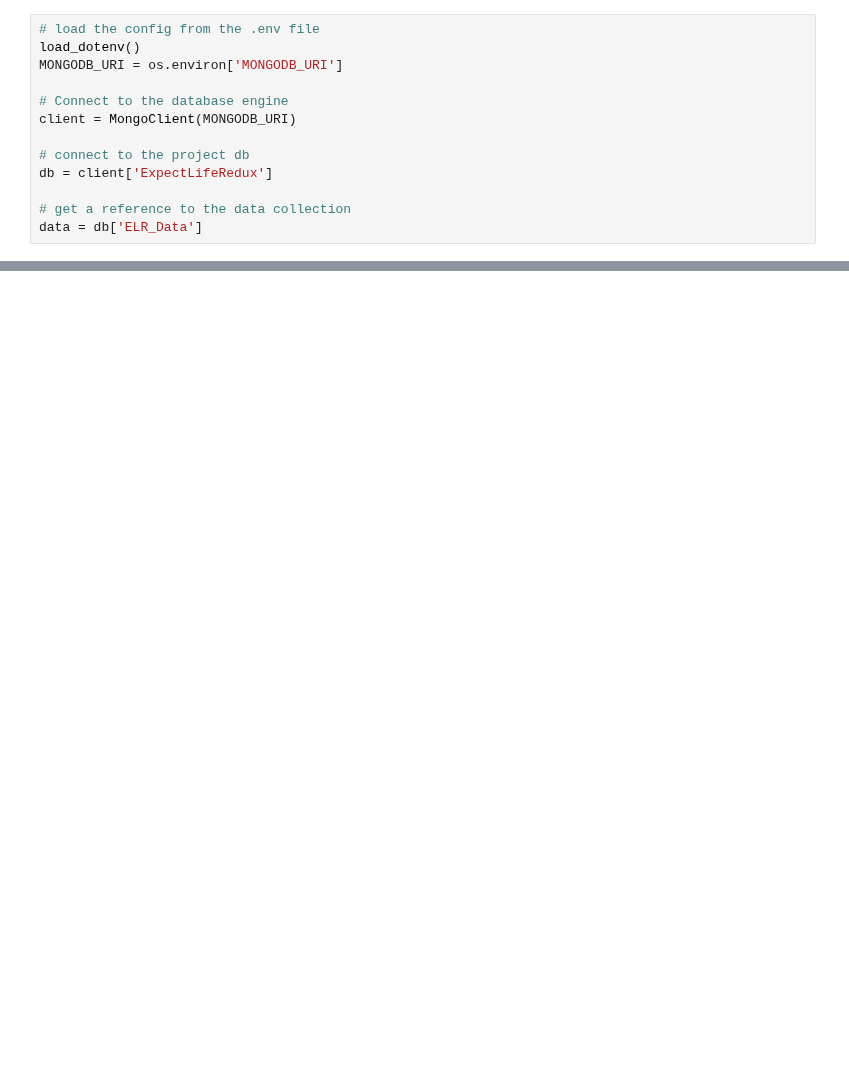
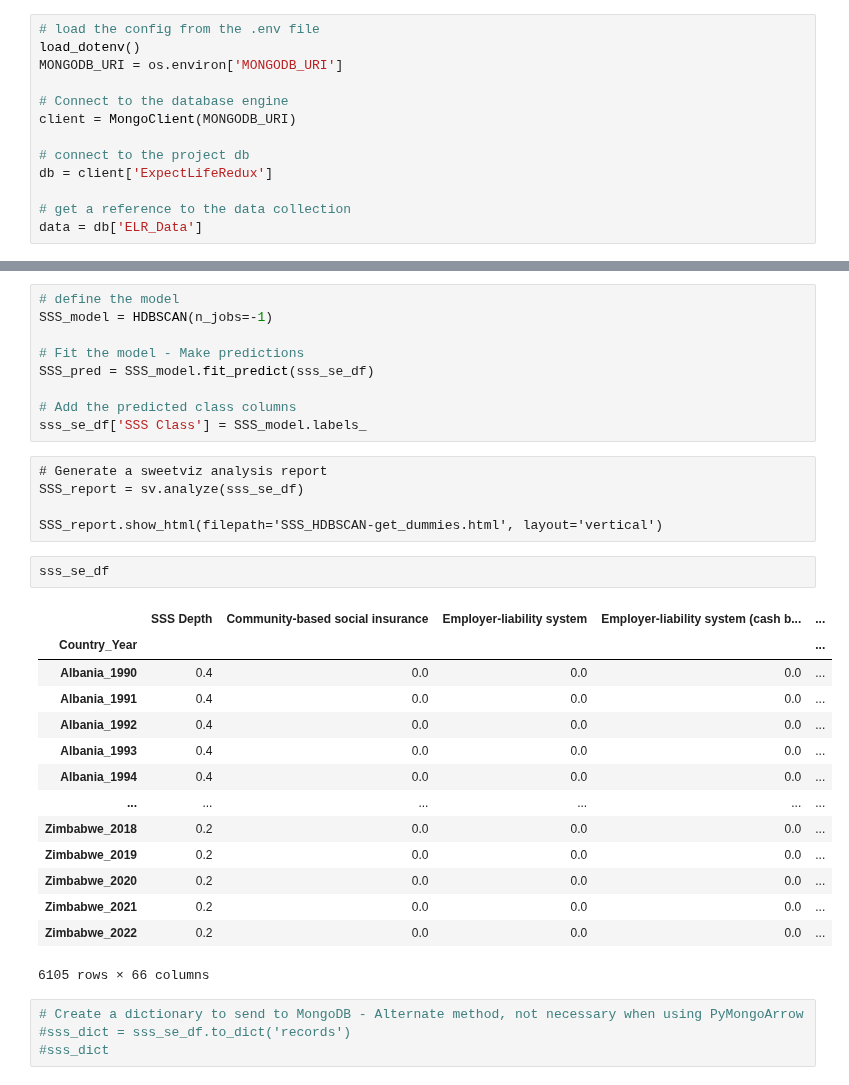
Before and after one commit to AndrewZinc/Expect_Life-Redux, a Jupyter notebook: Analysis/Initial Analysis.ipynb, the cells around one changed output, grey strips where cells are left out. Drawn from its saved outputs; the diff is of its cells as text; blank space fills up the shorter version.

```diff
--- a/Analysis/Initial Analysis.ipynb
+++ b/Analysis/Initial Analysis.ipynb
@@ -44,0 +182,35 @@ combined_df.head(5)
+# %%
+# define the model
+SSS_model = HDBSCAN(n_jobs=-1)
+
+# Fit the model - Make predictions
+SSS_pred = SSS_model.fit_predict(sss_se_df)
+
+# Add the predicted class columns
+sss_se_df['SSS Class'] = SSS_model.labels_
+# %% [raw]
+# Generate a sweetviz analysis report
+SSS_report = sv.analyze(sss_se_df)
+
+SSS_report.show_html(filepath='SSS_HDBSCAN-get_dummies.html', layout='vertical')
+# %%
+sss_se_df
+# %% [output]
+|  | SSS Depth | Community-based social insurance | Employer-liability system | Employer-liability system (cash b... | ... |
+| Country_Year |  |  |  |  | ... |
+| Albania_1990 | 0.4 | 0.0 | 0.0 | 0.0 | ... |
+| Albania_1991 | 0.4 | 0.0 | 0.0 | 0.0 | ... |
+| Albania_1992 | 0.4 | 0.0 | 0.0 | 0.0 | ... |
+| Albania_1993 | 0.4 | 0.0 | 0.0 | 0.0 | ... |
+| Albania_1994 | 0.4 | 0.0 | 0.0 | 0.0 | ... |
+| ... | ... | ... | ... | ... | ... |
+| Zimbabwe_2018 | 0.2 | 0.0 | 0.0 | 0.0 | ... |
+| Zimbabwe_2019 | 0.2 | 0.0 | 0.0 | 0.0 | ... |
+| Zimbabwe_2020 | 0.2 | 0.0 | 0.0 | 0.0 | ... |
+| Zimbabwe_2021 | 0.2 | 0.0 | 0.0 | 0.0 | ... |
+| Zimbabwe_2022 | 0.2 | 0.0 | 0.0 | 0.0 | ... |
+6105 rows × 66 columns
+# %%
+# Create a dictionary to send to MongoDB - Alternate method, not necessary when using PyMongoArrow
+#sss_dict = sss_se_df.to_dict('records')
+#sss_dict
```
Also changed, not shown: parts of 15 cells of this notebook, 22 other files.
